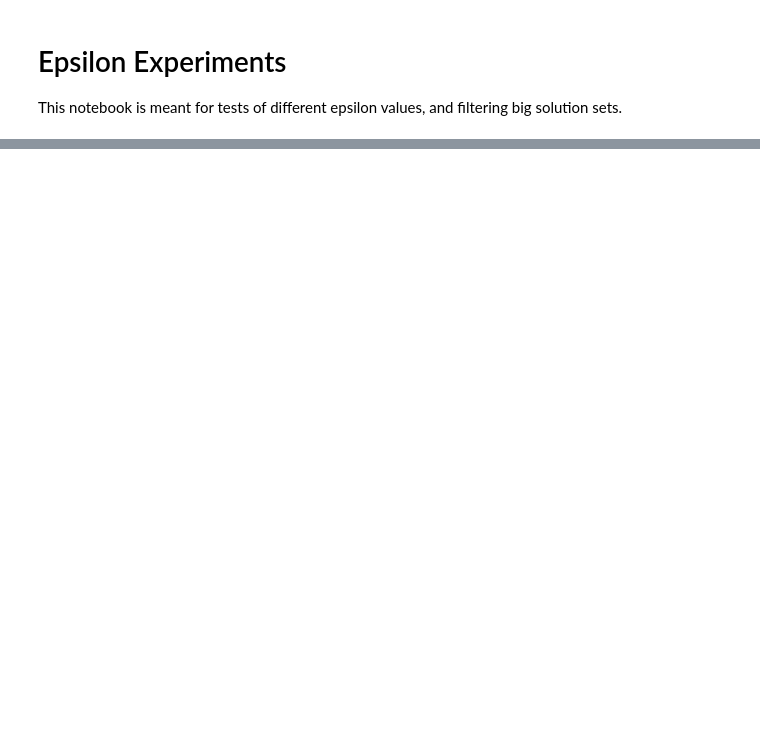
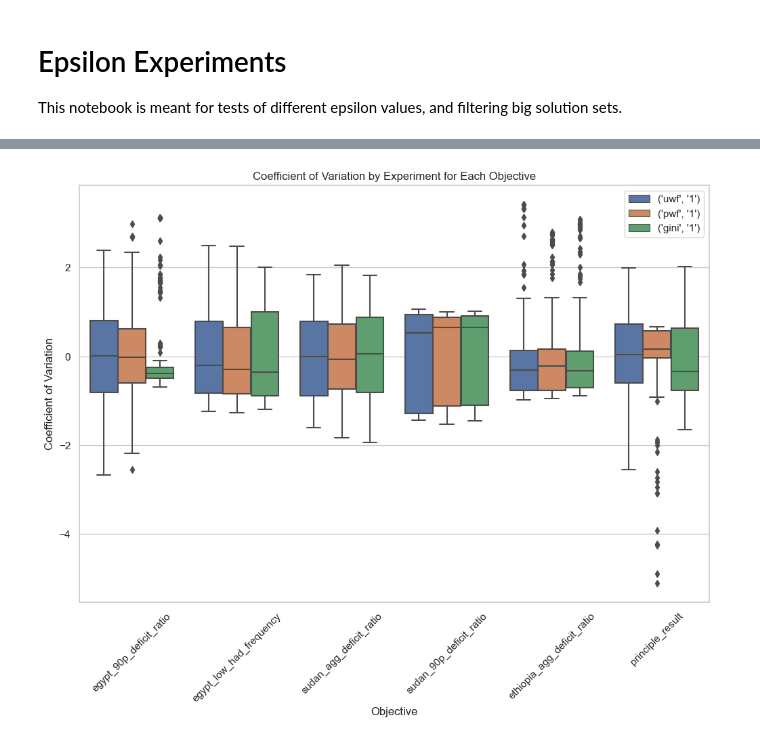
Before and after one commit to MeronZnabei/master-thesis-project, a Jupyter notebook: output_analysis/Epsilons.ipynb, the cells around one changed output, grey strips where cells are left out. Saved outputs shown, nothing was run; the diff lists cells and outputs as text; code cells hidden in the pictures; blank space fills up the shorter version.

```diff
--- a/output_analysis/Epsilons.ipynb
+++ b/output_analysis/Epsilons.ipynb
@@ -157,3 +302,15 @@ melted_df
+# %%
+# Create a boxplot using seaborn with 'Objective' on the x-axis, 'Experiment' as individual boxes, and 'Principle' as hue, add if different principles apply palette=principle_color_map
+plt.figure(figsize=(12, 8))
+sns.set(style="whitegrid")
+sns.boxplot(x='Objective', y='Coefficient of Variation', hue=melted_df[['Principle', 'Experiment']].apply(tuple, axis=1), data=melted_df)
+plt.title('Coefficient of Variation by Experiment for Each Objective')
+plt.xlabel('Objective')
+plt.ylabel('Coefficient of Variation')
+plt.xticks(rotation=45)
+plt.show()
+# %% [output]
+[figure, added]
 # %%
 # Create a boxplot using seaborn
 plt.figure(figsize=(12, 8))
```
Also changed, not shown: parts of 16 cells of this notebook, 6 other files.
